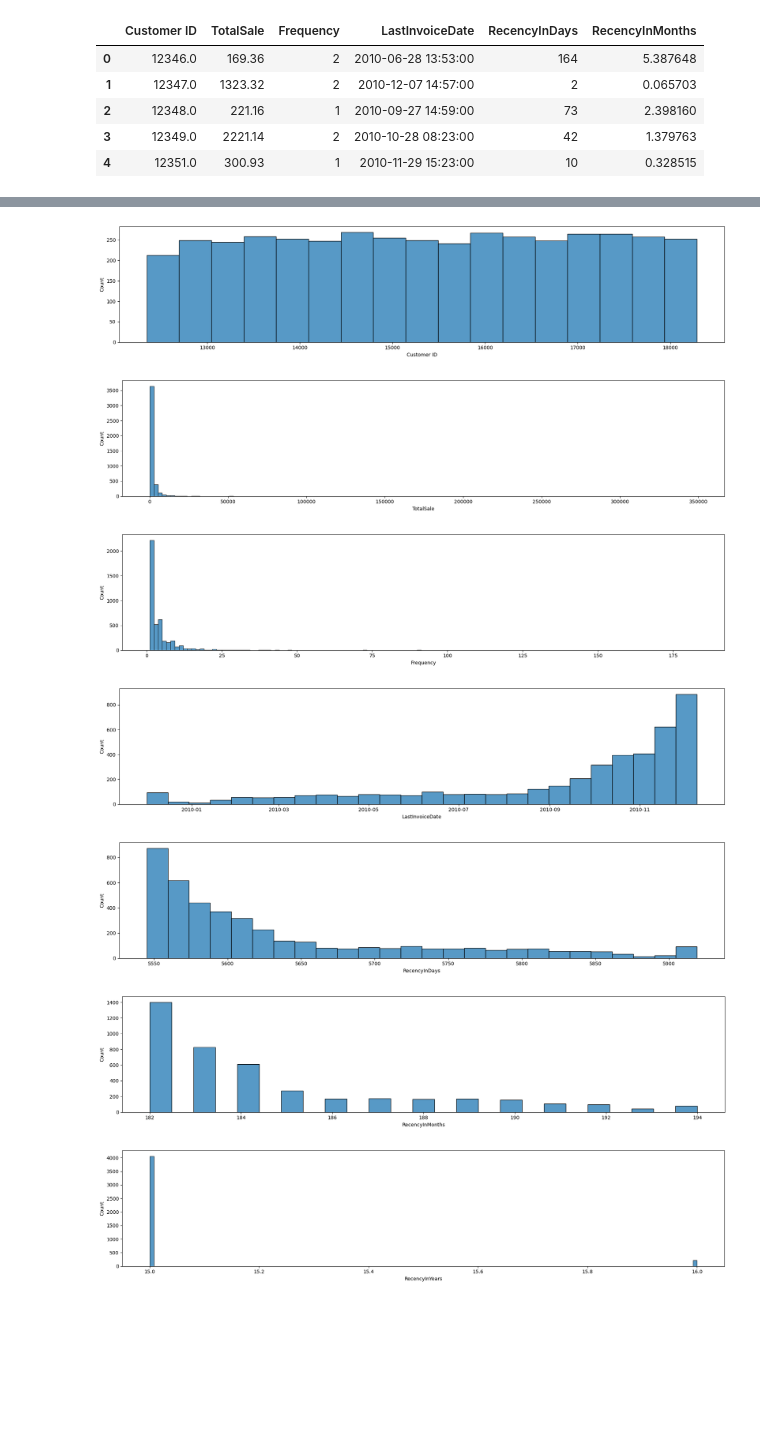
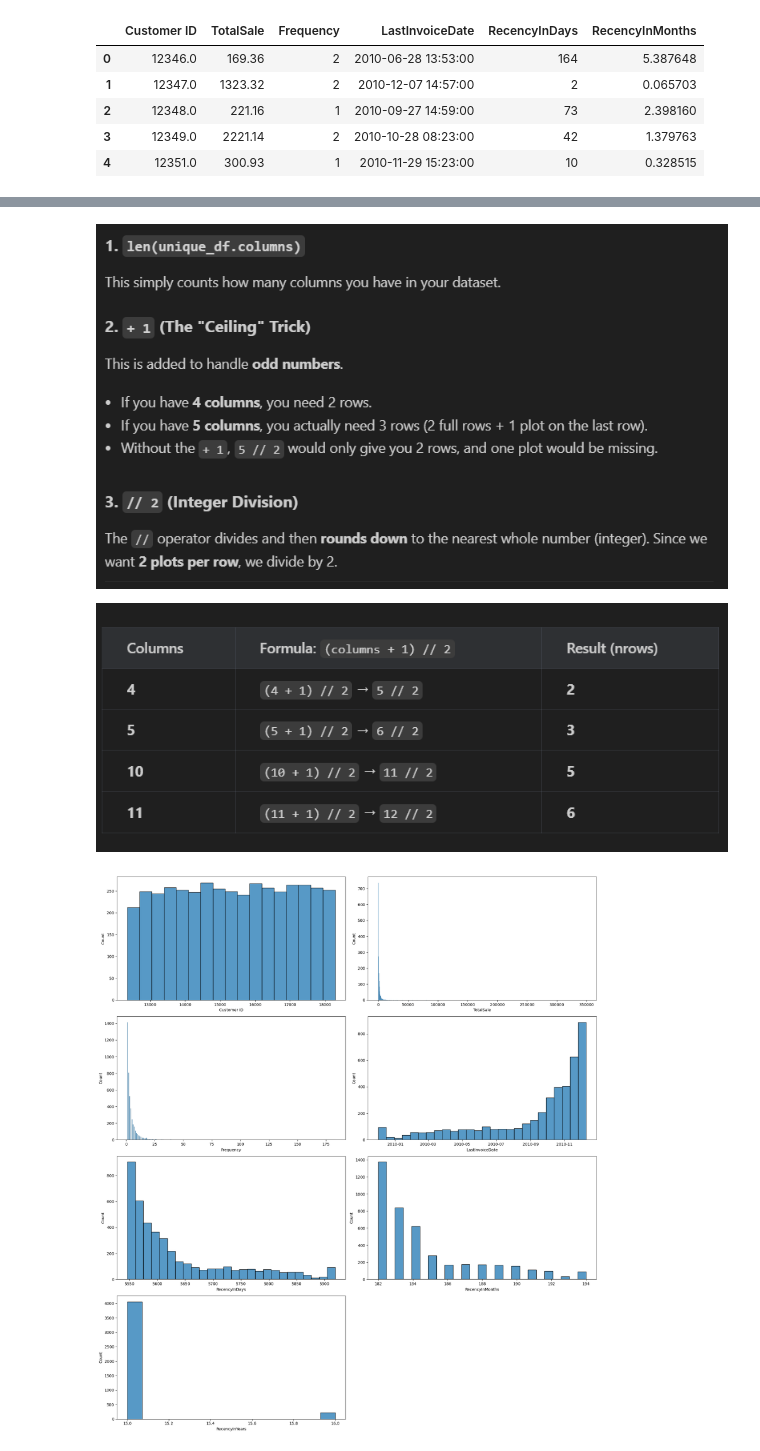
Before and after one commit to pradhans369/Python_and_Data_Science, a Jupyter notebook: 0 ML practice/14_1.ipynb, the cells around one changed output, grey strips where cells are left out. Saved outputs shown, nothing was run; the diff lists cells and outputs as text; code cells hidden in the pictures; blank space fills up the shorter version.

```diff
--- a/0 ML practice/14_1.ipynb
+++ b/0 ML practice/14_1.ipynb
@@ -57,6 +57,10 @@ unique_df.head()
 | 3 | 12349.0 | 2221.14 | 2 | 2010-10-28 08:23:00 |
 | 4 | 12351.0 | 300.93 | 1 | 2010-11-29 15:23:00 |
 # %%
+# copying the unique_df into a new dataframe
+
+data = unique_df.copy()
+
 unique_df.describe()
 # %% [output]
 |  | Customer ID | TotalSale | Frequency | LastInvoiceDate |
@@ -103,10 +107,10 @@ OLDERST DATE :  2010-12-09 20:01:00
 
 today = pd.to_datetime('today')
 
-unique_df['RecencyInDays'] = (today - unique_df['LastInvoiceDate']).dt.days
-unique_df['RecencyInMonths'] = ((today - unique_df['LastInvoiceDate']).dt.days / 30.44).astype(int)
-unique_df['RecencyInYears'] = ((today - unique_df['LastInvoiceDate']).dt.days / 365.25).astype(int)
+data['RecencyInDays'] = (today - data['LastInvoiceDate']).dt.days
+data['RecencyInMonths'] = ((today - data['LastInvoiceDate']).dt.days / 30.44).astype(int)
+data['RecencyInYears'] = ((today - data['LastInvoiceDate']).dt.days / 365.25).astype(int)
 
-unique_df.head(10)
+data.head(10)
 # %% [output]
 |  | Customer ID | TotalSale | Frequency | LastInvoiceDate | RecencyInDays | RecencyInMonths | RecencyInYears |
@@ -120,23 +124,33 @@ unique_df.head(10)
 | 7 | 12355.0 | 488.21 | 1 | 2010-05-21 11:59:00 | 5748 | 188 | 15 |
 | 8 | 12356.0 | 3126.25 | 3 | 2010-11-24 12:24:00 | 5561 | 182 | 15 |
 | 9 | 12357.0 | 11229.99 | 1 | 2010-11-16 10:05:00 | 5569 | 182 | 15 |
+# %% [markdown]
+![image.png](attachment:image.png)
+
+![image-2.png](attachment:image-2.png)
 # %%
 # plotting the data
 
-for i in unique_df.columns:
+# Calculating how many rows we need if we want 2 columns
+ncols = 2
+nrows = (len(data.columns) + 1) // 2
 
-    plt.figure(figsize=(18,4))
-    sns.histplot(unique_df[i])
-    plt.xlabel(i)
+fig, axes = plt.subplots(nrows, ncols, figsize=(18, nrows * 5))
+
+# Using ravel() to flatten the 2D grid of axes into a 1D list so we can loop over it
+axes = axes.ravel()
+
+for i, col in enumerate(data.columns):
+    sns.histplot(data[col], ax=axes[i]) # Tells seaborn which subplot to use
+    plt.xlabel(col)
     plt.ylabel('Count')
-    plt.tight_layout()
-    plt.show()
+
+# If you have an odd number of columns, delete the empty plot space at the end
+for j in range(i + 1, len(axes)):
+    fig.delaxes(axes[j])
+
+plt.tight_layout()
+plt.show()
 # %% [output]
-[figure, old version]
+[figure, new version]
-[figure, removed]
-[figure, removed]
-[figure, removed]
-[figure, removed]
-[figure, removed]
-[figure, removed]
 # %%
```
Also changed, not shown: parts of 10 cells of this notebook, 39 other files.
